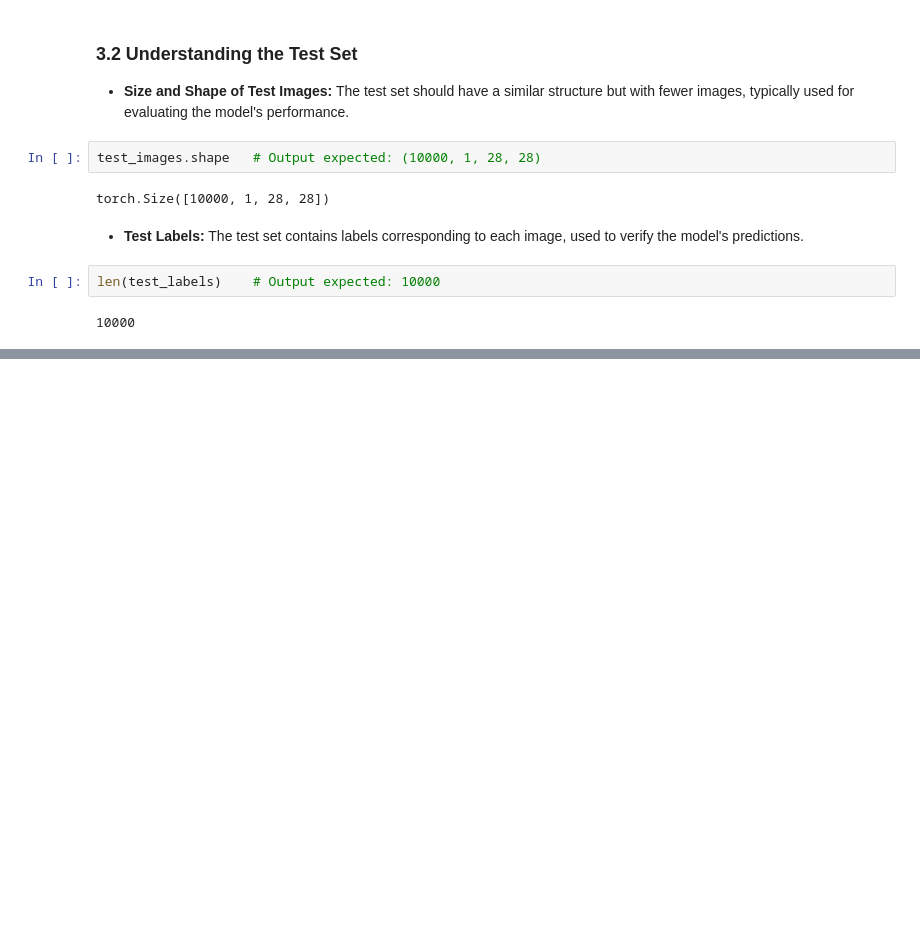
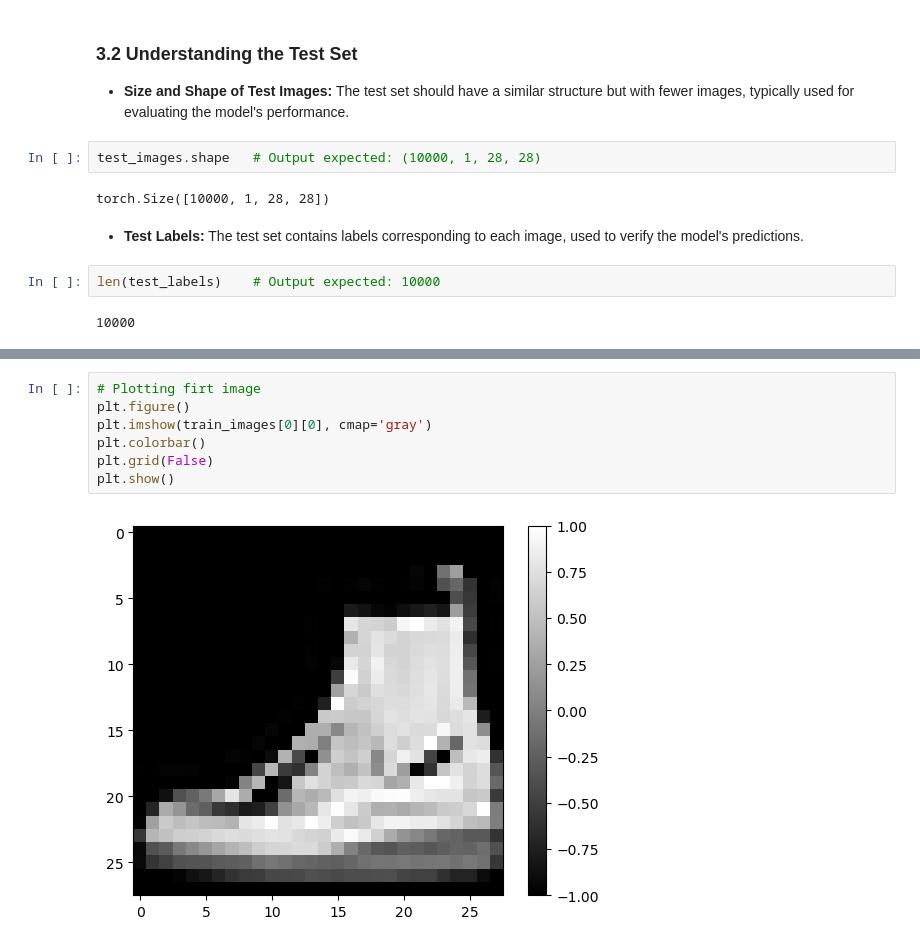
Before and after one commit to murilogustineli/computer-vision-demo, a Jupyter notebook: cv_demo.ipynb, the cells around one changed output, grey strips where cells are left out. Drawn from its saved outputs; the diff is of its cells as text; blank space fills up the shorter version.

```diff
--- a/cv_demo.ipynb
+++ b/cv_demo.ipynb
@@ -209,0 +224,9 @@ len(test_labels)    # Output expected: 10000
+# %%
+# Plotting firt image
+plt.figure()
+plt.imshow(train_images[0][0], cmap='gray')
+plt.colorbar()
+plt.grid(False)
+plt.show()
+# %% [output]
+[figure, added]
```
Also changed, not shown: parts of 8 cells of this notebook.
